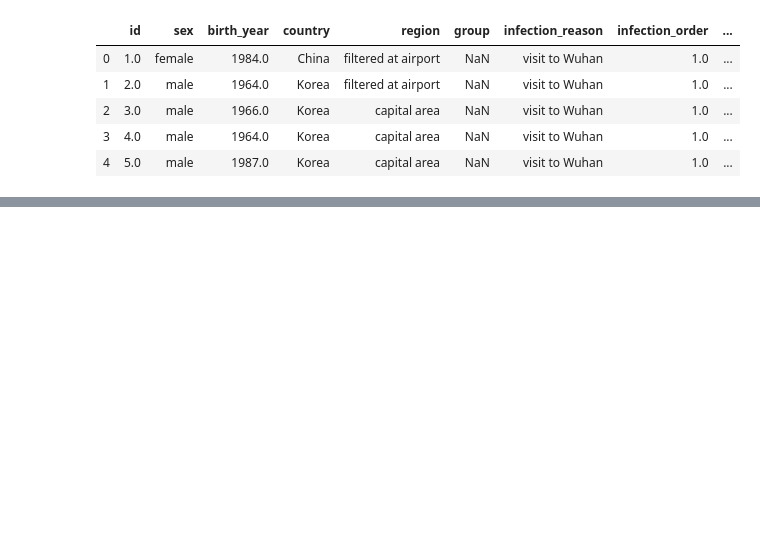
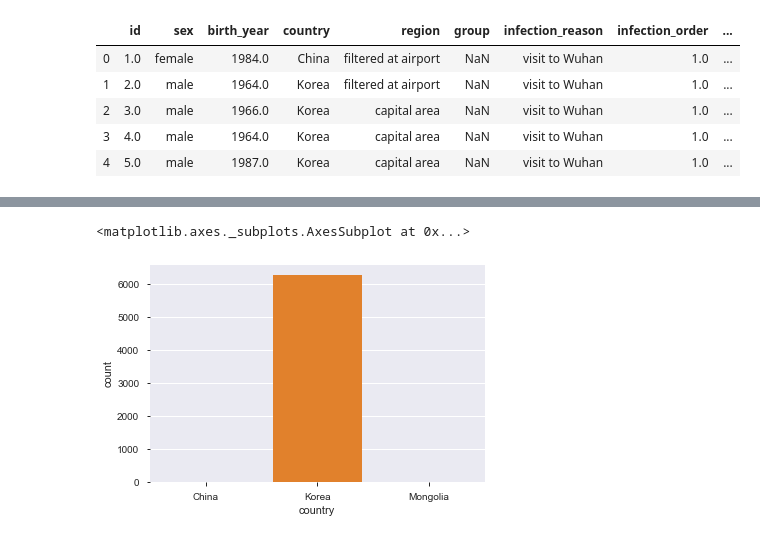
Before and after one commit to jglee087/Kaggle, a Jupyter notebook: COVID-19/COVID19_EDA.ipynb, the cells around one changed output, grey strips where cells are left out. Cells and saved outputs as stored; diff of their text form; code cells hidden in the pictures; blank space fills up the shorter version.

```diff
--- a/COVID-19/COVID19_EDA.ipynb
+++ b/COVID-19/COVID19_EDA.ipynb
@@ -44,0 +107,5 @@ Name: deceased_date, Length: 6285, dtype: object
+# %%
+sns.countplot(x="country", data=patient)
+# %% [output]
+<matplotlib.axes._subplots.AxesSubplot at 0x...>
+[figure, added]
```
Also changed, not shown: parts of 37 cells of this notebook.
